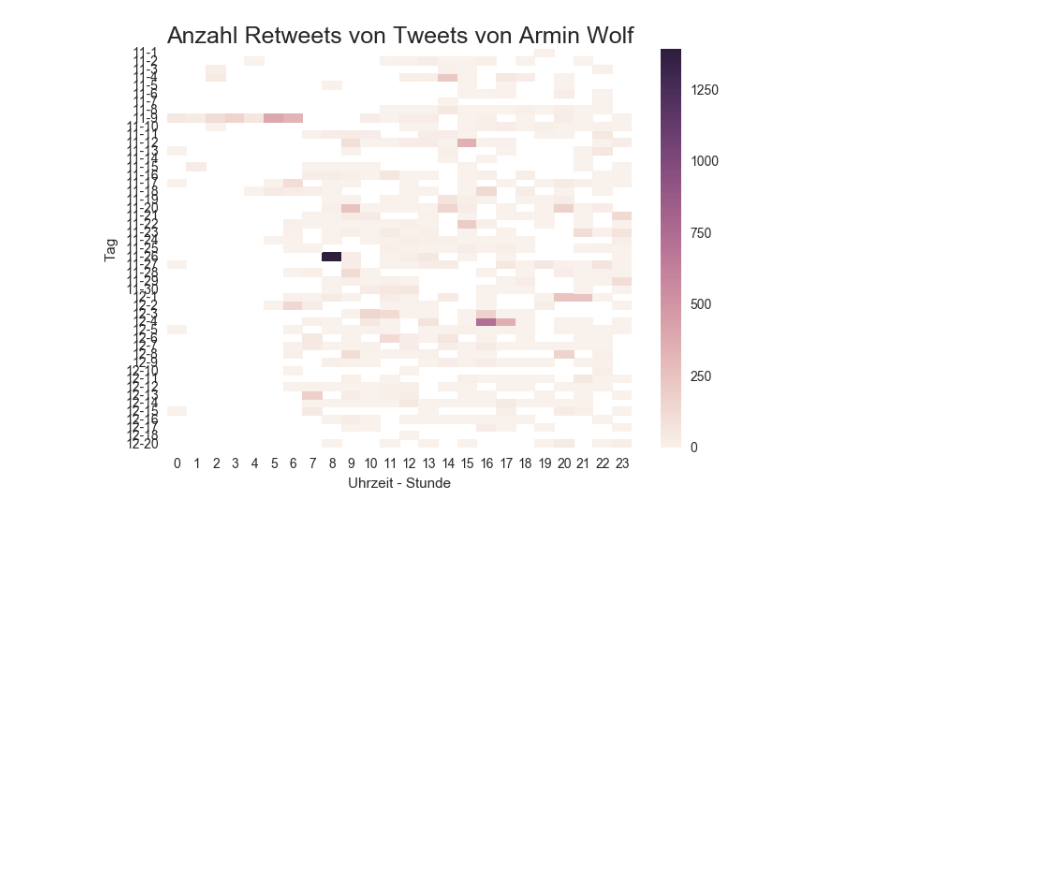
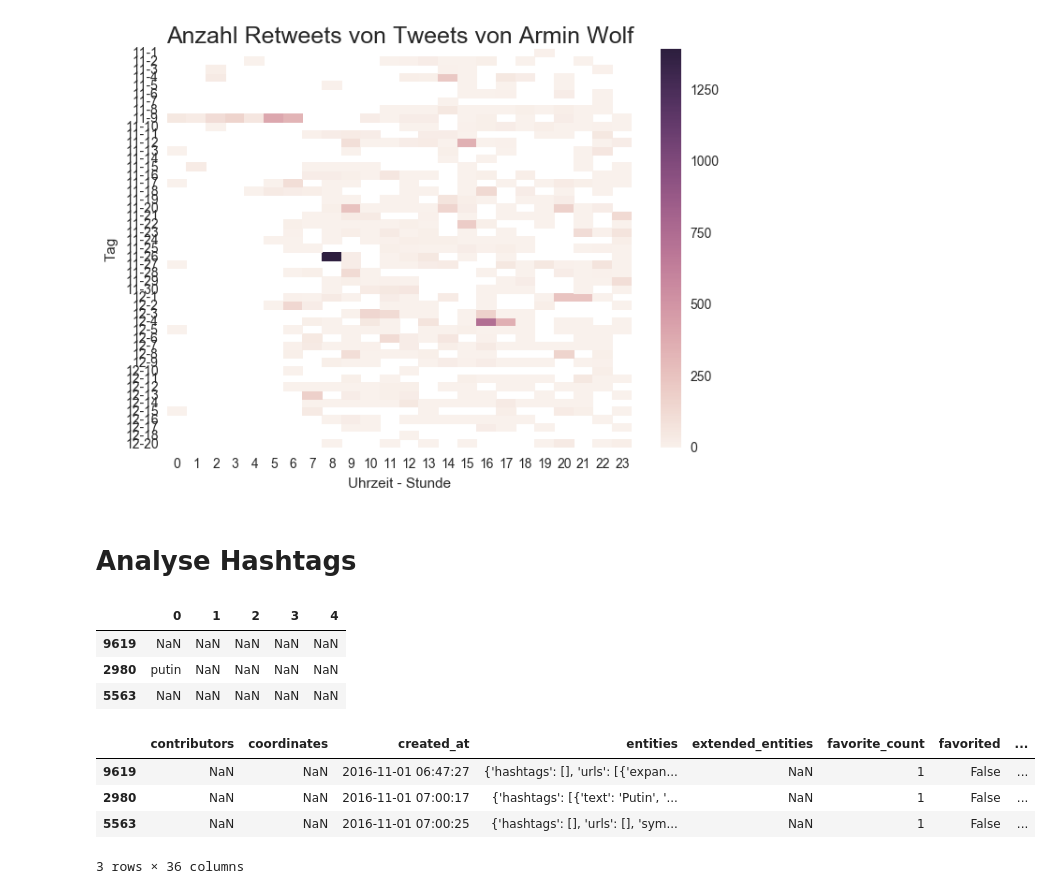
Before and after one commit to Datenspieler/notebooks_for_blog, a Jupyter notebook: 2017-twitter/twitter.ipynb, the cells around one changed output. Saved outputs shown, nothing was run; the diff lists cells and outputs as text; code cells hidden in the pictures; blank space fills up the shorter version.

```diff
--- a/2017-twitter/twitter.ipynb
+++ b/2017-twitter/twitter.ipynb
@@ -455,3 +455,28 @@ ax.set(xlabel='Uhrzeit - Stunde', ylabel='Tag')
 #sns.plt.savefig('reteets_armin_wolf.svg')
 # %% [output]
 [figure]
+# %% [markdown]
+# Analyse Hashtags
+# %%
+def get_hashtags(entities):
+    hashtags = entities.get('hashtags', [])
+    return [tag['text'].lower() for tag in hashtags]
+# %%
+df_temp_hashtags = df.entities.apply(get_hashtags).apply(pd.Series)
+# %%
+df_temp_hashtags[7:10]
+# %% [output]
+|  | 0 | 1 | 2 | 3 | 4 |
+| 9619 | NaN | NaN | NaN | NaN | NaN |
+| 2980 | putin | NaN | NaN | NaN | NaN |
+| 5563 | NaN | NaN | NaN | NaN | NaN |
+# %%
+df_temp_hashtags2 = pd.concat([df, df_temp_hashtags], axis=1)
+# %%
+df_temp_hashtags2[7:10]
+# %% [output]
+|  | contributors | coordinates | created_at | entities | extended_entities | favorite_count | favorited | ... |
+| 9619 | NaN | NaN | 2016-11-01 06:47:27 | {'hashtags': [], 'urls': [{'expan... | NaN | 1 | False | ... |
+| 2980 | NaN | NaN | 2016-11-01 07:00:17 | {'hashtags': [{'text': 'Putin', '... | NaN | 1 | False | ... |
+| 5563 | NaN | NaN | 2016-11-01 07:00:25 | {'hashtags': [], 'urls': [], 'sym... | NaN | 1 | False | ... |
+3 rows × 36 columns
```
Also changed, not shown: parts of 8 cells of this notebook.
